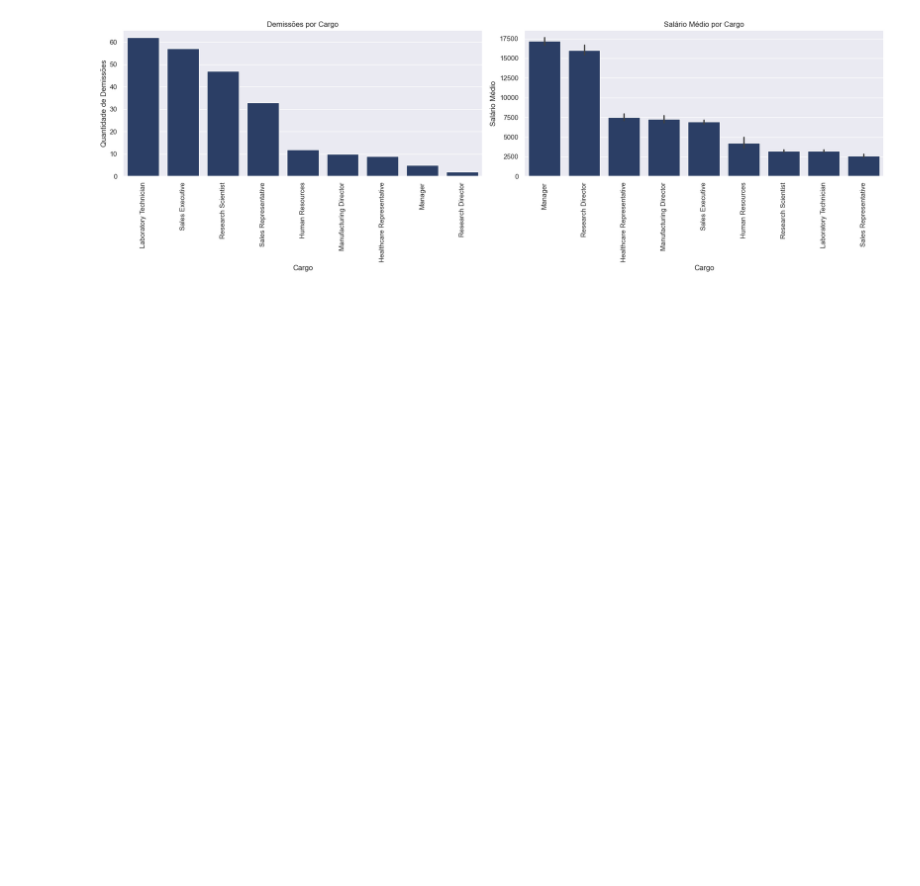
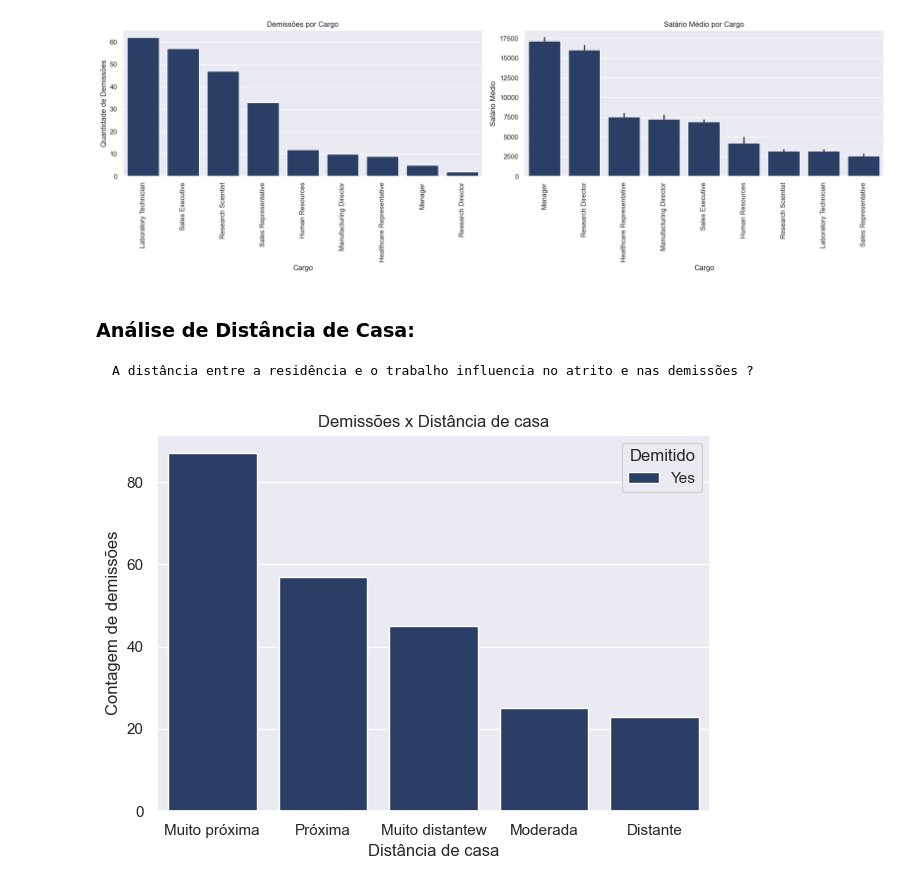
Before and after one commit to devigorll/analise_atrito, a Jupyter notebook: notebooks/03_diagnostico_estatistico_visual.ipynb, the cells around one changed output. Cells and saved outputs as stored; diff of their text form; code cells hidden in the pictures; blank space fills up the shorter version.

```diff
--- a/notebooks/03_diagnostico_estatistico_visual.ipynb
+++ b/notebooks/03_diagnostico_estatistico_visual.ipynb
@@ -83,3 +84,18 @@ plt.tight_layout()
 plt.show()
 # %% [output]
 [figure]
+# %% [markdown]
+### **Análise de Distância de Casa:**
+    A distância entre a residência e o trabalho influencia no atrito e nas demissões ?
+# %%
+ordem_distancia = ( df[df["Demitido"] == "Yes"] ["Faixa_Distancia_de_Casa"].value_counts().index)
+
+g = sns.countplot( data = df[df["Demitido"] == "Yes"], x = "Faixa_Distancia_de_Casa", hue = "Demitido", order = ordem_distancia)
+g.set_xlabel("Distância de casa")
+g.set_ylabel("Contagem de demissões")
+g.set_title("Demissões x Distância de casa")
+
+plt.tight_layout()
+plt.show()
+# %% [output]
+[figure, added]
```
Also changed, not shown: parts of 4 cells of this notebook.
